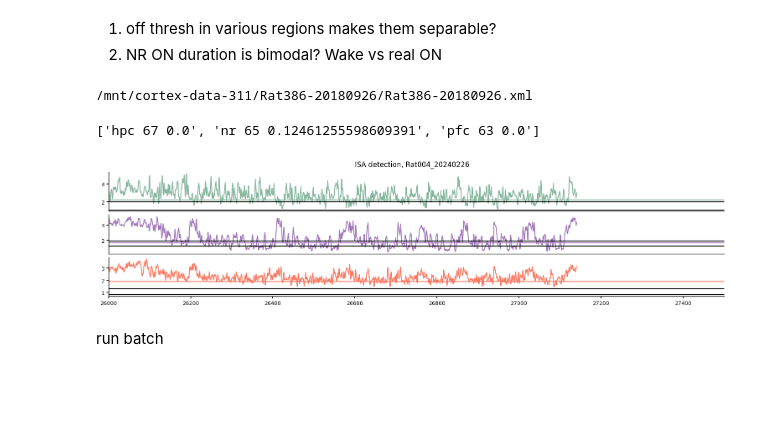
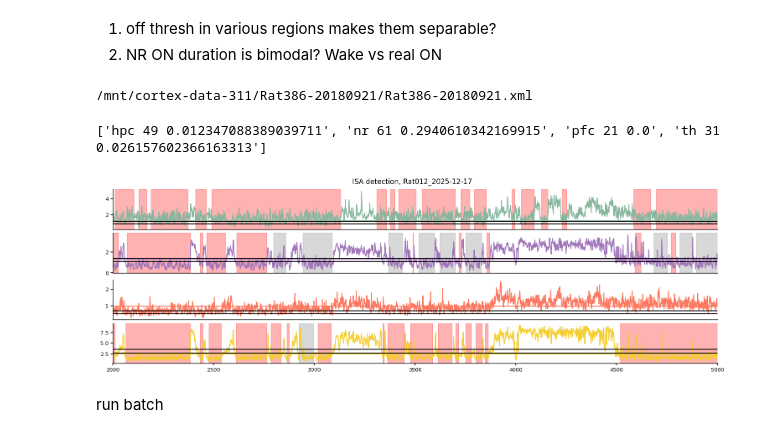
Before and after one commit to pietro-bozzo/NRCode, a Jupyter notebook: Python/detectISAvalanches.ipynb, the cells around one changed output. Saved outputs shown, nothing was run; the diff lists cells and outputs as text; code cells hidden in the pictures; blank space fills up the shorter version.

```diff
--- a/Python/detectISAvalanches.ipynb
+++ b/Python/detectISAvalanches.ipynb
@@ -97,7 +97,7 @@ def _infraSlowIntervalsDrift(session,threshold,regs=None):
     return fraction, isr_dict, on_dict, isr_excl_dict, fr, threshold, units
 # %%
 def _infraSlowIntervals(session,regs=None,anat=None,when='sleep.*#0',threshold=None,save=False):
-    # note: outputs 'fr' and 'threshold' refer to last phase
+    # note: outputs 'threshold' refers to last phase
 
     R = rg.data.Regions(session,phases=when,anat_file=anat)
     threshold = threshold[int(R.rat)] # extract thresholds from dict
@@ -112,6 +112,7 @@ def _infraSlowIntervals(session,regs=None,anat=None,when='sleep.*#0',threshold=N
     regs = regs[is_reg]
     units = np.array([len(R.units(regs=r)) for r in regs])
     thresh = np.full((len(threshold),len(regs)),np.nan)
+    fr_out = []
 
     # detect ISA per session epoch
     when = R.eventIntervals()
@@ -119,6 +120,7 @@ def _infraSlowIntervals(session,regs=None,anat=None,when='sleep.*#0',threshold=N
 
         # avalanches for this epoch
         _, T, _, fr = R.avalanches(regs=regs,when=phase,thresh=threshold[0],window=0.05,step=5,smooth=70,norm=True,return_fr=True)
+        fr_out.append(fr)
 
         for i, r in enumerate(regs):
 
@@ -187,5 +189,5 @@ def _infraSlowIntervals(session,regs=None,anat=None,when='sleep.*#0',threshold=N
     threshold = xr.DataArray(thresh,dims=['n','region'],coords={'region': regs, 'rat': int(R.rat)})
     units = xr.DataArray(units,dims='region',coords={'region': regs, 'rat': int(R.rat)})
 
-    return fraction, isr_dict, on_dict, isr_excl_dict, fr, threshold, units
+    return fraction, isr_dict, on_dict, isr_excl_dict, np.concatenate(fr_out), threshold, units
 # %%
@@ -193,30 +195,30 @@ threshold = {3: [20,90,95], 4: [20,97,100], 2: [20,97,100], 11: [20,75,80], 12:
 # %%
 # test on one session
 session, args = fma.data.readBatchFile(batch_file)
-session, args = session[81], args[81]
+session, args = session[60], args[60]
 if args == []:
     args = [None, None]
 print(session)
-fraction, isr_dict, on_dict, isr_excl_dict, fr, thresh_data, units = _infraSlowIntervals(session,regs=args[0],anat=args[1],when='sleep.*',threshold=threshold)
+fraction, isr_dict, on_dict, isr_excl_dict, fr, thresh_data, units = _infraSlowIntervals(session,regs=args[0],anat=args[1],when='sleep.*',threshold=threshold,save=False)
 # %% [output]
-/mnt/cortex-data-311/Rat386-20180926/Rat386-20180926.xml
+/mnt/cortex-data-311/Rat386-20180921/Rat386-20180921.xml
-# %%
-print([f"{fraction['region'][i].item()} {units[i].item()} {f}" for i, f in enumerate(fraction.values)])
-start = 26000
-stop = start + 1500
-fig, ax = fma.plotting.makeFigure(f'ISA detection, {fraction.base.values}',[len(fraction['region']),1],size=[38,len(fraction['region'])*3])
-for i, r in enumerate(fraction['region'].values):
-    fma.plotting.plotXY(fr[:,[0,1+i]],start,stop,color=isru.paperColors(r),ax=ax[i])
-    ax[i].axhline(thresh_data[0].sel(region=r),color=isru.paperColors(r))
-    ax[i].axhline(thresh_data[1].sel(region=r),color='k')
-    ax[i].axhline(thresh_data[2].sel(region=r),color='k')
-    fma.plotting.plotIntervals(isr_dict[r],ax=ax[i])
-    fma.plotting.plotIntervals(isr_excl_dict[r],color='r',ax=ax[i])
-    ax[i].set_xlim([start,stop])
-fma.plotting.setProp(ax[:-1],xticks=[]);
-# %% [output]
-['hpc 67 0.0', 'nr 65 0.12461255598609391', 'pfc 63 0.0']
-[figure, removed]
+# %%
+print([f"{fraction['region'][i].item()} {units[i].item()} {f}" for i, f in enumerate(fraction.values)])
+start = 2000
+stop = start + 3000
+fig, ax = fma.plotting.makeFigure(f'ISA detection, {fraction.base.values}',[len(fraction['region']),1],size=[38,len(fraction['region'])*3])
+for i, r in enumerate(fraction['region'].values):
+    fma.plotting.plotXY(fr[:,[0,1+i]],start,stop,color=isru.paperColors(r),ax=ax[i])
+    ax[i].axhline(thresh_data[0].sel(region=r),color=isru.paperColors(r))
+    ax[i].axhline(thresh_data[1].sel(region=r),color='k')
+    ax[i].axhline(thresh_data[2].sel(region=r),color='k')
+    fma.plotting.plotIntervals(isr_dict[r],ax=ax[i])
+    fma.plotting.plotIntervals(isr_excl_dict[r],color='r',ax=ax[i])
+    ax[i].set_xlim([start,stop])
+fma.plotting.setProp(ax[:-1],xticks=[]);
+# %% [output]
+['hpc 49 0.012347088389039711', 'nr 61 0.2940610342169915', 'pfc 21 0.0', 'th 31 0.026157602366163313']
+[figure, added]
 # %% [markdown]
 run batch
 # %%
```
Also changed, not shown: parts of 6 cells of this notebook, 3 other files.
